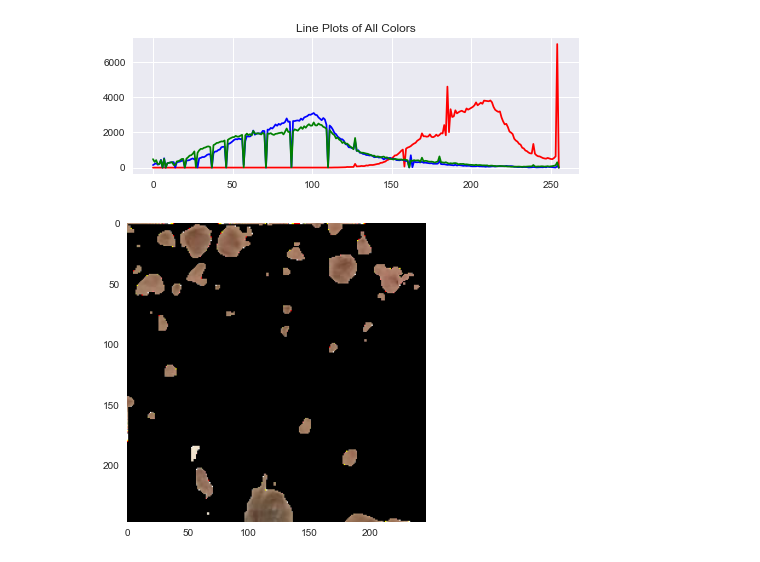
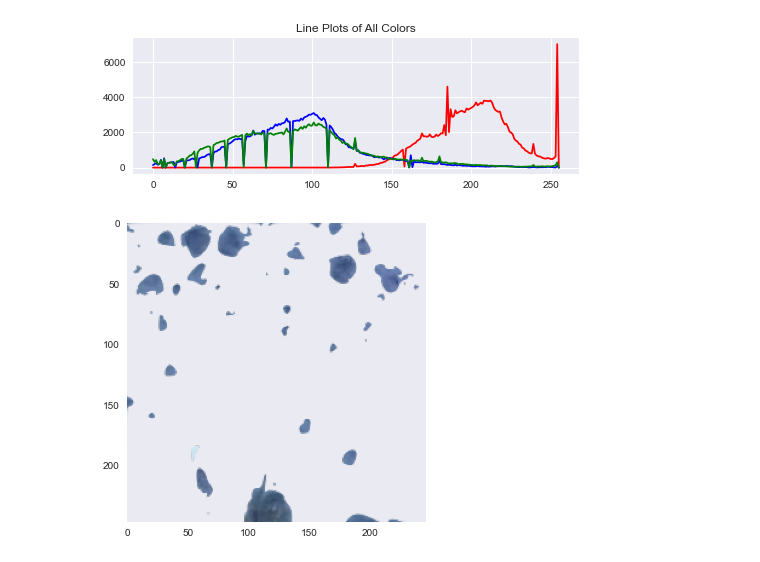
Before and after one commit to aminemine31/cherry2, a Jupyter notebook: color_picker.ipynb, the cells around one changed output. Cells and saved outputs as stored; diff of their text form; code cells hidden in the pictures.

```diff
--- a/color_picker.ipynb
+++ b/color_picker.ipynb
@@ -210,9 +249,9 @@ plt.plot(green_histogram,color="green")
 [figure]
 # %%
 img2 = cv2.imread('/Users/theakaroline/Documents/fyp/data_project/images/segmentation/PAT_87_133_159.png', cv2.IMREAD_UNCHANGED)
-img2 = cv2.cvtColor(img2, cv2.COLOR_BGR2RGB)
+#img2 = cv2.cvtColor(img2, cv2.COLOR_BGR2RGB)
 
 plt.imshow(img2)
 plt.grid(None)
 # %% [output]
-[figure, old version]
+[figure, new version]
```
Also changed, not shown: parts of 30 cells of this notebook.
